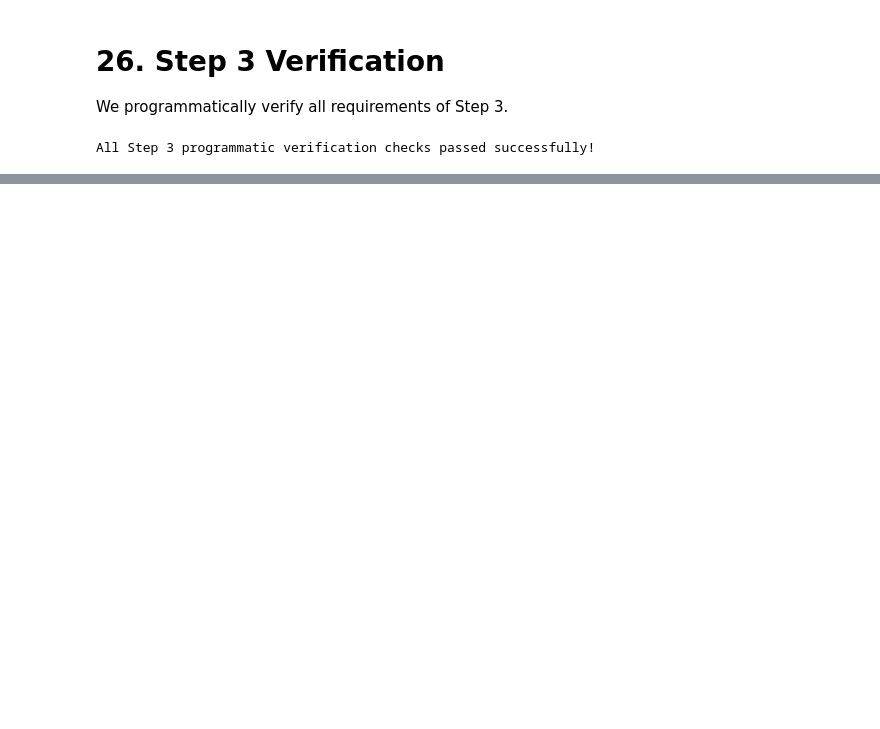
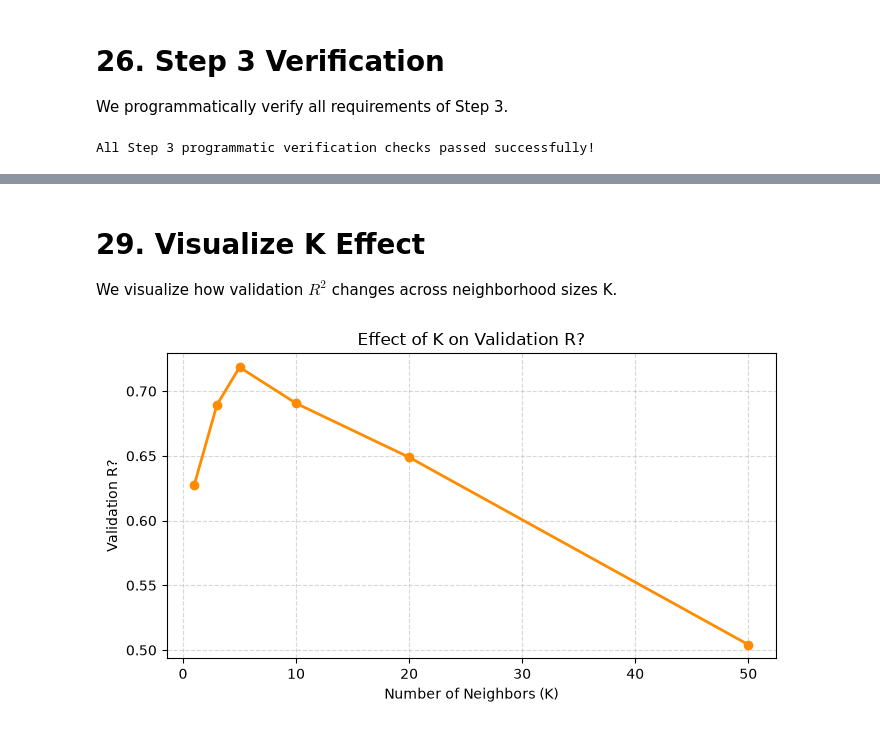
Before and after one commit to abed-dvp/insurance-model-performance-metrics, a Jupyter notebook: notebook.ipynb, the cells around one changed output, grey strips where cells are left out. Drawn from its saved outputs; the diff is of its cells as text; code cells hidden in the pictures; blank space fills up the shorter version.

Commit message:
Explore KNN hyperparameters and cross validation

```diff
--- a/notebook.ipynb
+++ b/notebook.ipynb
@@ -993,0 +1007,12 @@ All Step 3 programmatic verification checks passed successfully!
+# %%
+X_subtrain, X_val, y_subtrain, y_val = train_test_split(
+    X_train,
+    y_train,
+    test_size=0.25,
+    random_state=42
+)
+
+print("X_subtrain shape:", X_subtrain.shape)
+print("X_val shape:", X_val.shape)
+print("y_subtrain shape:", y_subtrain.shape)
+print("y_val shape:", y_val.shape)
@@ -993,0 +1082,18 @@ All Step 3 programmatic verification checks passed successfully!
+# %%
+k_values = [1, 3, 5, 10, 20, 50]
+k_records = []
+
+for k in k_values:
+    model_k = KNeighborsRegressor(n_neighbors=k)
+    model_k.fit(X_subtrain_prepared, y_subtrain)
+    y_val_pred = model_k.predict(X_val_prepared)
+
+    k_records.append({
+        "K": k,
+        "R2": round(r2_score(y_val, y_val_pred), 4),
+        "MAE": round(mean_absolute_error(y_val, y_val_pred), 2),
+        "RMSE": round(math.sqrt(mean_squared_error(y_val, y_val_pred)), 2)
+    })
+
+k_results = pd.DataFrame(k_records)
+k_results
@@ -993,0 +1118,15 @@ All Step 3 programmatic verification checks passed successfully!
+# %% [markdown]
+# 29. Visualize K Effect
+
+We visualize how validation $R^2$ changes across neighborhood sizes K.
+# %%
+plt.figure(figsize=(7, 4))
+plt.plot(k_results["K"], k_results["R2"], marker="o", color="darkorange", linewidth=2)
+plt.xlabel("Number of Neighbors (K)")
+plt.ylabel("Validation R?")
+plt.title("Effect of K on Validation R?")
+plt.grid(True, linestyle="--", alpha=0.5)
+plt.tight_layout()
+plt.show()
+# %% [output]
+[figure, added]
```
Also changed, not shown: parts of 28 cells of this notebook, 1 other file.
